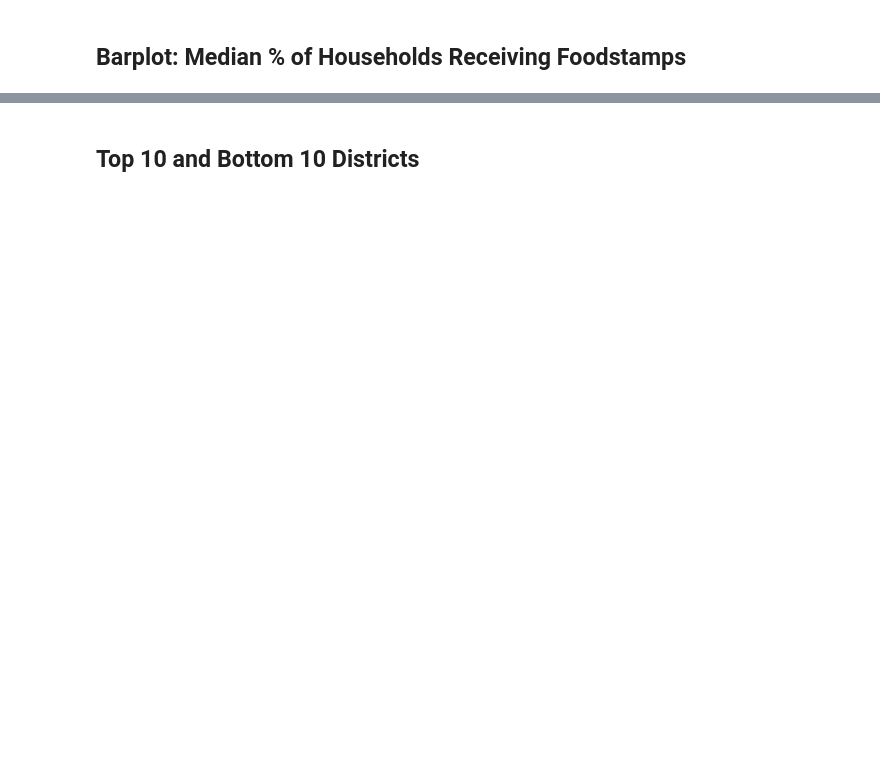
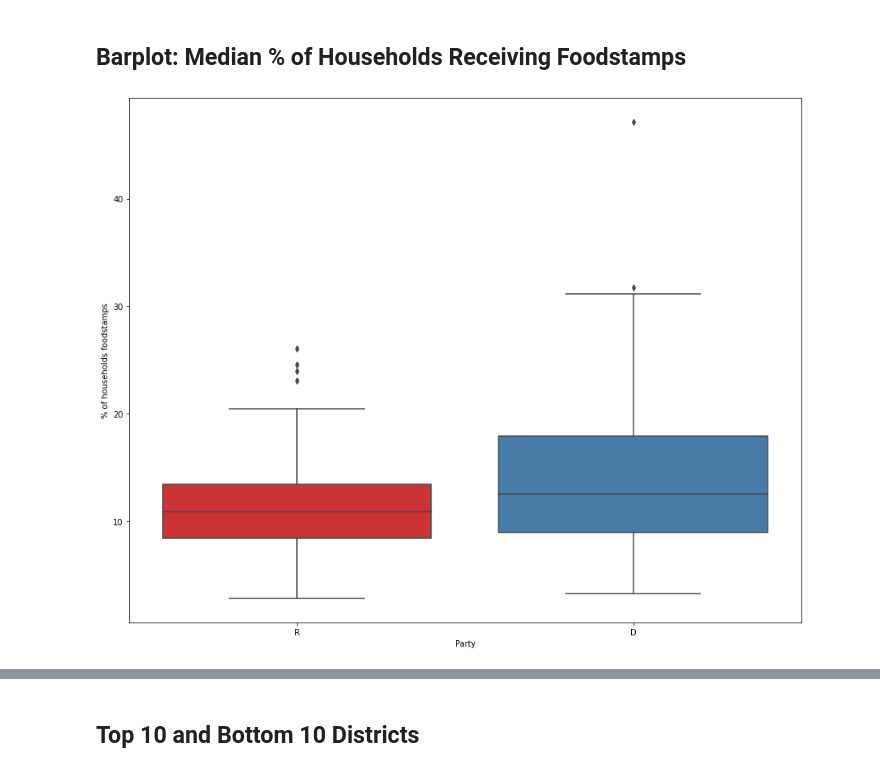
Before and after one commit to bdesgarennes/Analytics, a Jupyter notebook: Notebook_Proj.ipynb, the cells around one changed output, grey strips where cells are left out. Saved outputs shown, nothing was run; the diff lists cells and outputs as text; code cells hidden in the pictures; blank space fills up the shorter version.

```diff
--- a/Notebook_Proj.ipynb
+++ b/Notebook_Proj.ipynb
@@ -138,2 +133,14 @@ WARNING:matplotlib.legend:No handles with labels found to put in legend.
 # %% [markdown]
 ## Barplot: Median % of Households Receiving Foodstamps
+# %%
+fig, ax = plt.subplots(figsize=(15, 12))
+
+ax = sns.boxplot(x='Party', y='% of households foodstamps', data=merged_df, ax=ax,palette="Set1")
+
+median = merged_df.groupby("Party")["% of households foodstamps"].median()
+
+# show the graph
+
+plt.show()
+# %% [output]
+[figure, added]
```
Also changed, not shown: parts of 10 cells of this notebook.
